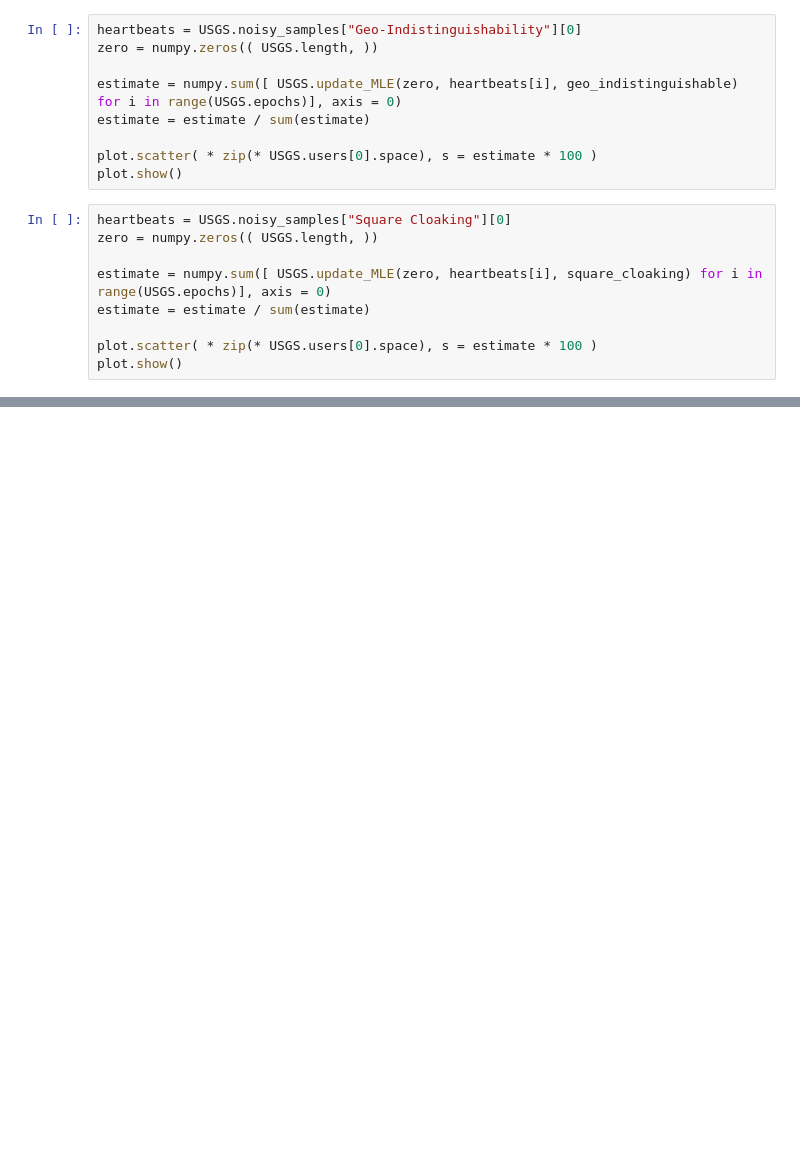
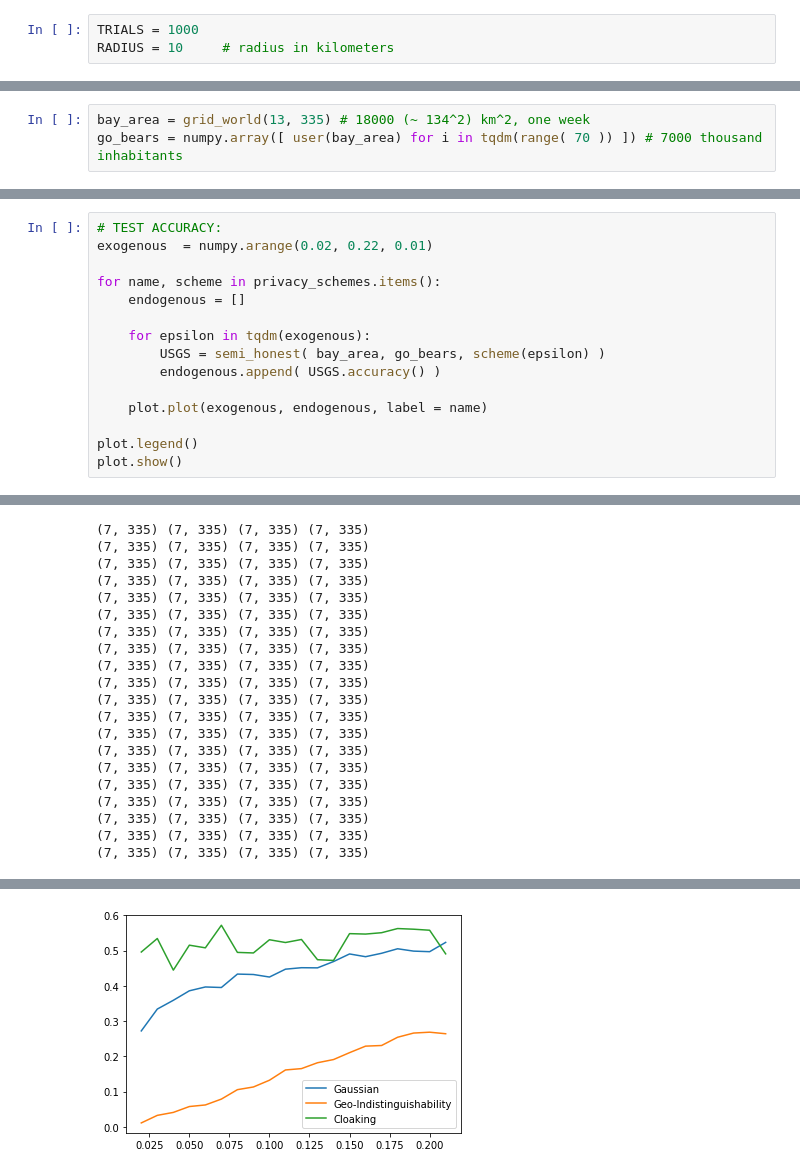
Before and after one commit to njriasan/CS294-163-FINAL-PROJECT, a Jupyter notebook: dp-sensors/privacy_simulation.ipynb, the cells around one changed output, grey strips where cells are left out. Saved outputs shown, nothing was run; the diff lists cells and outputs as text; blank space fills up the shorter version.

```diff
--- a/dp-sensors/privacy_simulation.ipynb
+++ b/dp-sensors/privacy_simulation.ipynb
@@ -182,18 +87,3 @@ plot.show()
-# %%
-heartbeats = USGS.noisy_samples["Geo-Indistinguishability"][0]
-zero = numpy.zeros(( USGS.length, ))
-
-estimate = numpy.sum([ USGS.update_MLE(zero, heartbeats[i], geo_indistinguishable) for i in range(USGS.epochs)], axis = 0)
-estimate = estimate / sum(estimate)
-
-plot.scatter( * zip(* USGS.users[0].space), s = estimate * 100 )
-plot.show()
-# %%
-heartbeats = USGS.noisy_samples["Square Cloaking"][0]
-zero = numpy.zeros(( USGS.length, ))
-
-estimate = numpy.sum([ USGS.update_MLE(zero, heartbeats[i], square_cloaking) for i in range(USGS.epochs)], axis = 0)
-estimate = estimate / sum(estimate)
-
-plot.scatter( * zip(* USGS.users[0].space), s = estimate * 100 )
-plot.show()
+# %%
+TRIALS = 1000
+RADIUS = 10     # radius in kilometers
@@ -199,0 +153,3 @@ plot.show()
+# %%
+bay_area = grid_world(13, 335) # 18000 (~ 134^2) km^2, one week
+go_bears = numpy.array([ user(bay_area) for i in tqdm(range( 70 )) ]) # 7000 thousand inhabitants
@@ -199,0 +158,16 @@ plot.show()
+# %%
+# TEST ACCURACY:
+exogenous  = numpy.arange(0.02, 0.22, 0.01)
+
+for name, scheme in privacy_schemes.items():
+    endogenous = []
+
+    for epsilon in tqdm(exogenous):
+        USGS = semi_honest( bay_area, go_bears, scheme(epsilon) )
+        endogenous.append( USGS.accuracy() )
+
+    plot.plot(exogenous, endogenous, label = name)
+
+plot.legend()
+plot.show()
+# %% [output]
@@ -199,0 +176,20 @@ plot.show()
+(7, 335) (7, 335) (7, 335) (7, 335)
+(7, 335) (7, 335) (7, 335) (7, 335)
+(7, 335) (7, 335) (7, 335) (7, 335)
+(7, 335) (7, 335) (7, 335) (7, 335)
+(7, 335) (7, 335) (7, 335) (7, 335)
+(7, 335) (7, 335) (7, 335) (7, 335)
+(7, 335) (7, 335) (7, 335) (7, 335)
+(7, 335) (7, 335) (7, 335) (7, 335)
+(7, 335) (7, 335) (7, 335) (7, 335)
+(7, 335) (7, 335) (7, 335) (7, 335)
+(7, 335) (7, 335) (7, 335) (7, 335)
+(7, 335) (7, 335) (7, 335) (7, 335)
+(7, 335) (7, 335) (7, 335) (7, 335)
+(7, 335) (7, 335) (7, 335) (7, 335)
+(7, 335) (7, 335) (7, 335) (7, 335)
+(7, 335) (7, 335) (7, 335) (7, 335)
+(7, 335) (7, 335) (7, 335) (7, 335)
+(7, 335) (7, 335) (7, 335) (7, 335)
+(7, 335) (7, 335) (7, 335) (7, 335)
+(7, 335) (7, 335) (7, 335) (7, 335)
@@ -199,0 +197 @@ plot.show()
+[figure, added]
```
Also changed, not shown: parts of 25 cells of this notebook.
